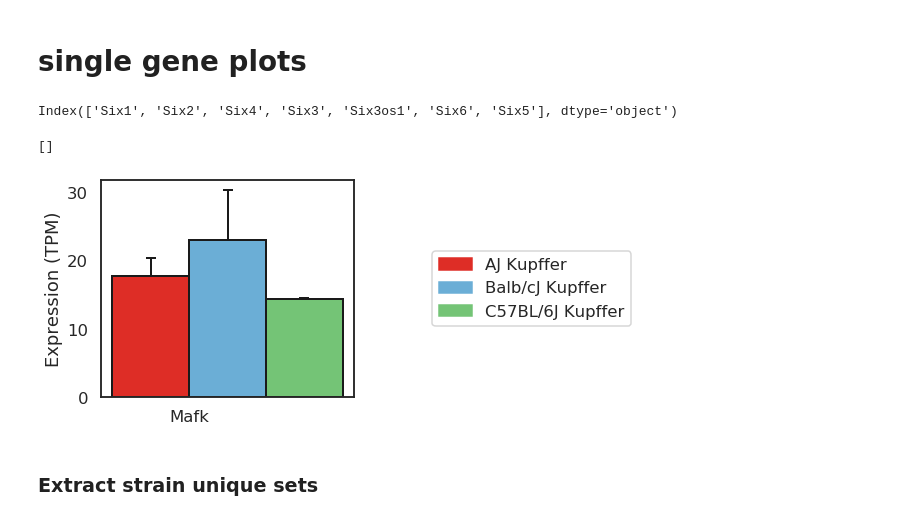
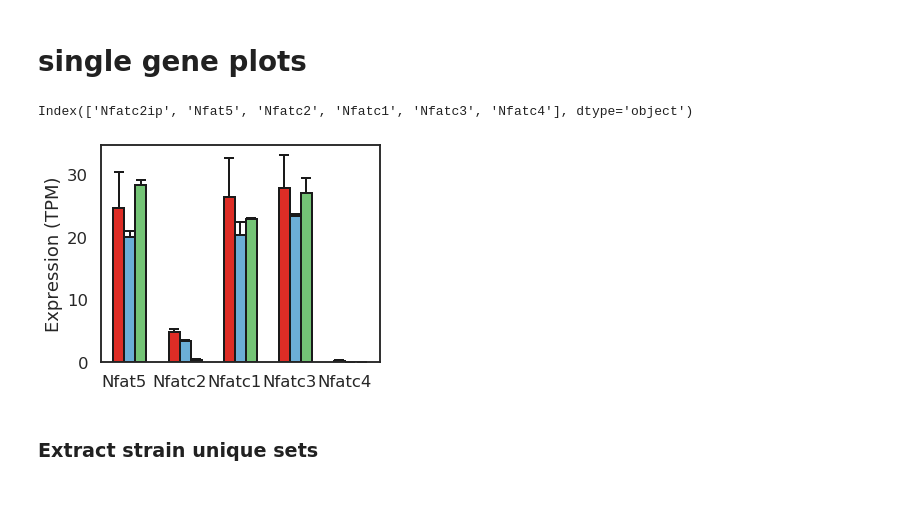
Before and after one commit to HunterBennett/strains_rna, a Jupyter notebook: results/K00_Strains_Control_Kupffer_RNA.ipynb, the cells around one changed output. Cells and saved outputs as stored; diff of their text form; code cells hidden in the pictures.

```diff
--- a/results/K00_Strains_Control_Kupffer_RNA.ipynb
+++ b/results/K00_Strains_Control_Kupffer_RNA.ipynb
@@ -77,33 +77,32 @@ legend_elements = []
 for lab, col in  zip(group_labels, colors):
     legend_elements.append(Patch(label=lab, color=col))
 # %%
-tpm.index[tpm.index.str.contains('Six')]
+tpm.index[tpm.index.str.contains('Nfat')]
 # %% [output]
-Index(['Six1', 'Six2', 'Six4', 'Six3', 'Six3os1', 'Six6', 'Six5'], dtype='object')
+Index(['Nfatc2ip', 'Nfat5', 'Nfatc2', 'Nfatc1', 'Nfatc3', 'Nfatc4'], dtype='object')
 # %%
-gene = ['Mafk']
-fig, axs = plt.subplots(1, 2,
-                       figsize=(10, 4))
+gene = ['Nfat5', 'Nfatc2', 'Nfatc1', 'Nfatc3', 'Nfatc4']
+fig, axs = plt.subplots(1, 1,
+                       figsize=(5, 4))
 gene_list_bar_plot(gene,
                    tpm,
                    groups=groups,
                    group_labels = group_labels,
                    colors = colors,
                    width=0.2,
-                   ax=axs[0])
+                   ax=axs)
 
-axs[0].get_legend().remove()
+axs.get_legend().remove()
 
-axs[1].legend(handles=legend_elements, loc='center')
-axs[1].spines['top'].set_visible(False)
-axs[1].spines['right'].set_visible(False)
-axs[1].spines['left'].set_visible(False)
-axs[1].spines['bottom'].set_visible(False)
-axs[1].set_xticklabels('')
-axs[1].set_yticklabels('')
+# axs[1].legend(handles=legend_elements, loc='center')
+# axs[1].spines['top'].set_visible(False)
+# axs[1].spines['right'].set_visible(False)
+# axs[1].spines['left'].set_visible(False)
+# axs[1].spines['bottom'].set_visible(False)
+# axs[1].set_xticklabels('')
+# axs[1].set_yticklabels('')
 # %% [output]
-[]
-[figure, old version]
+[figure, new version]
 # %% [markdown]
 ### Extract strain unique sets
 # %%
```
Also changed, not shown: 13 other files.
